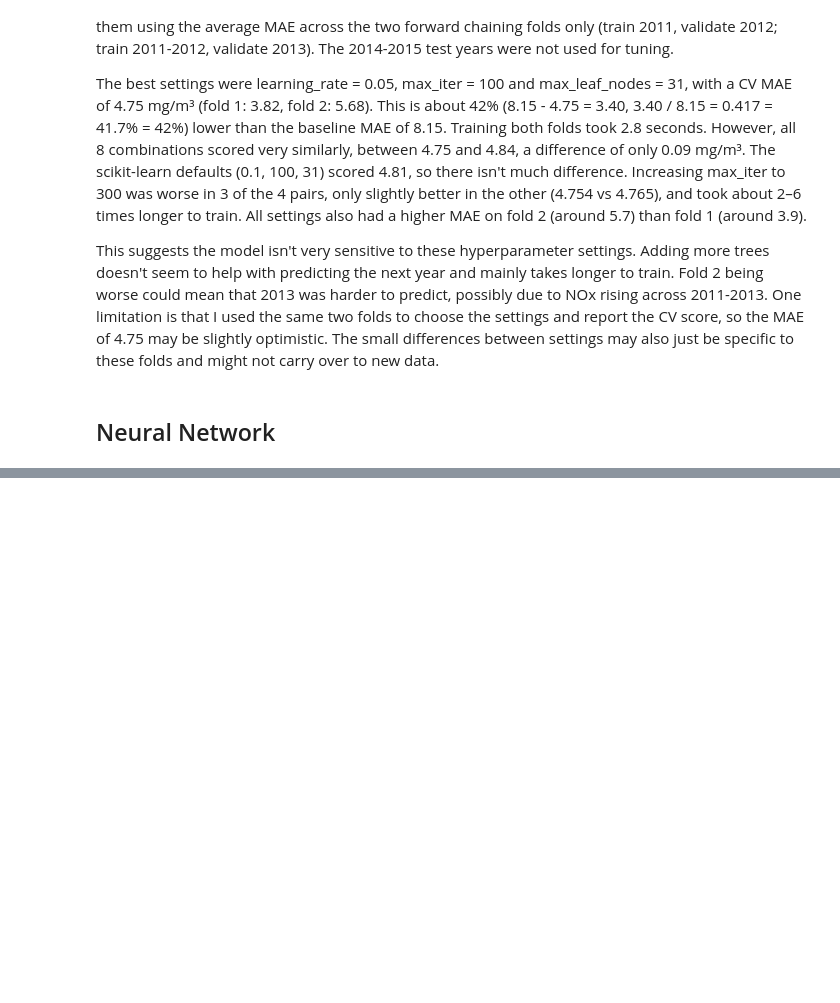
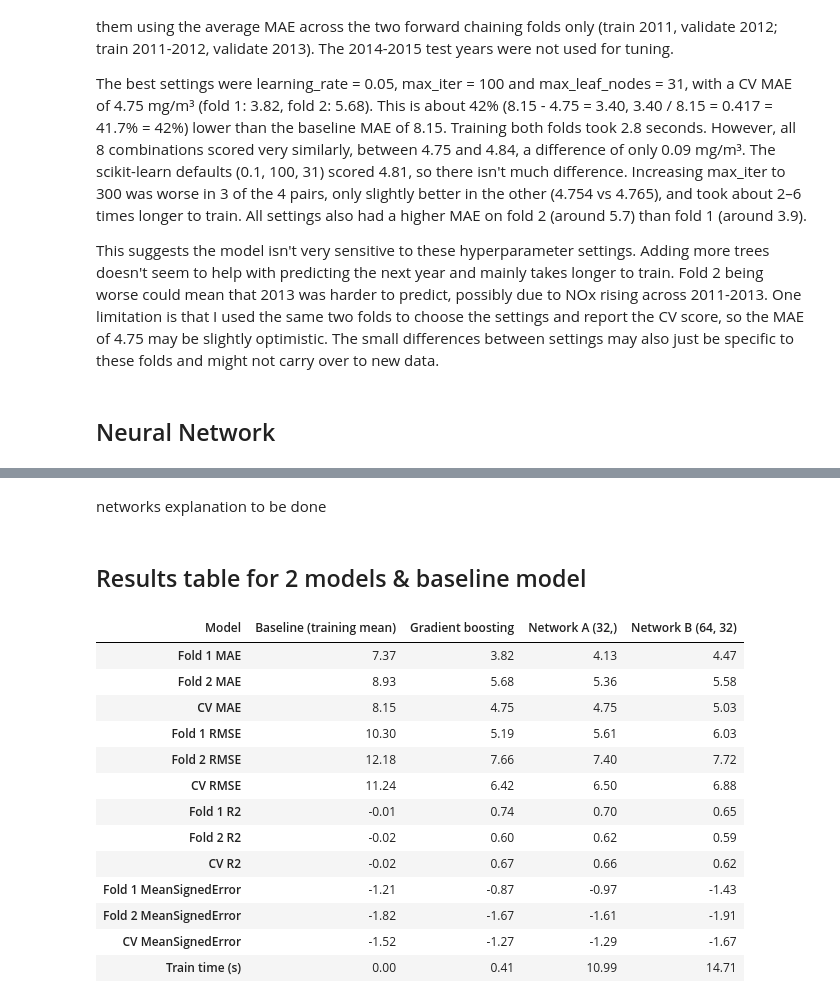
Before and after one commit to TripO7/CT4101-ML, a Jupyter notebook: notebooks/02_model_comparison.ipynb, the cells around one changed output, grey strips where cells are left out. Saved outputs shown, nothing was run; the diff lists cells and outputs as text; code cells hidden in the pictures; blank space fills up the shorter version.

```diff
--- a/notebooks/02_model_comparison.ipynb
+++ b/notebooks/02_model_comparison.ipynb
@@ -239,0 +240,58 @@ Chosen network: Network A (32,)
+# %% [markdown]
+networks explanation to be done
+# %% [markdown]
+## Results table for 2 models & baseline model
+# %%
+# baseline: predict the mean NOx of the training years, ignoring all inputs
+baseline_fold_metrics = []
+baseline_seconds = 0.0
+for train_years, val_year in folds:
+    train_fold = df[df.year.isin(train_years)]
+    val_fold = df[df.year == val_year]
+    start = perf_counter()
+    baseline_value = train_fold[TARGET].mean()
+    baseline_seconds += perf_counter() - start
+    pred = np.full(len(val_fold), baseline_value)
+    baseline_fold_metrics.append(regression_metrics(val_fold[TARGET], pred))
+
+    # each model's fold scores and training time, all from the same two folds
+model_results = {
+    "Baseline (training mean)": (baseline_fold_metrics, baseline_seconds),
+    "Gradient boosting": (grid_fold_metrics[best_index], grid_rows[best_index]["Train time (s)"]),
+}
+for setting_name in MLP_SETTINGS:
+    model_results[setting_name] = (mlp_fold_metrics[setting_name], mlp_df.loc[setting_name, "Train time (s)"])
+
+# one row per model: fold 1, fold 2 and CV average for every metric, plus training time
+results_rows = []
+for model_name, (fold_metrics, train_seconds) in model_results.items():
+    row = {"Model": model_name}
+    for metric_name in fold_metrics[0]:
+        row[f"Fold 1 {metric_name}"] = fold_metrics[0][metric_name]
+        row[f"Fold 2 {metric_name}"] = fold_metrics[1][metric_name]
+        row[f"CV {metric_name}"] = np.mean([metrics[metric_name] for metrics in fold_metrics])
+    row["Train time (s)"] = train_seconds
+    results_rows.append(row)
+
+results_table = pd.DataFrame(results_rows).set_index("Model")
+
+# saves the full precision table to outputs/
+OUTPUT_DIR = Path("..") / "outputs"
+OUTPUT_DIR.mkdir(exist_ok=True)
+results_table.to_csv(OUTPUT_DIR / "results.csv")
+results_table.round(2).T
+# %% [output]
+| Model | Baseline (training mean) | Gradient boosting | Network A (32,) | Network B (64, 32) |
+| Fold 1 MAE | 7.37 | 3.82 | 4.13 | 4.47 |
+| Fold 2 MAE | 8.93 | 5.68 | 5.36 | 5.58 |
+| CV MAE | 8.15 | 4.75 | 4.75 | 5.03 |
+| Fold 1 RMSE | 10.30 | 5.19 | 5.61 | 6.03 |
+| Fold 2 RMSE | 12.18 | 7.66 | 7.40 | 7.72 |
+| CV RMSE | 11.24 | 6.42 | 6.50 | 6.88 |
+| Fold 1 R2 | -0.01 | 0.74 | 0.70 | 0.65 |
+| Fold 2 R2 | -0.02 | 0.60 | 0.62 | 0.59 |
+| CV R2 | -0.02 | 0.67 | 0.66 | 0.62 |
+| Fold 1 MeanSignedError | -1.21 | -0.87 | -0.97 | -1.43 |
+| Fold 2 MeanSignedError | -1.82 | -1.67 | -1.61 | -1.91 |
+| CV MeanSignedError | -1.52 | -1.27 | -1.29 | -1.67 |
+| Train time (s) | 0.00 | 0.41 | 10.99 | 14.71 |
```
Also changed, not shown: parts of 11 cells of this notebook, 3 other files.
